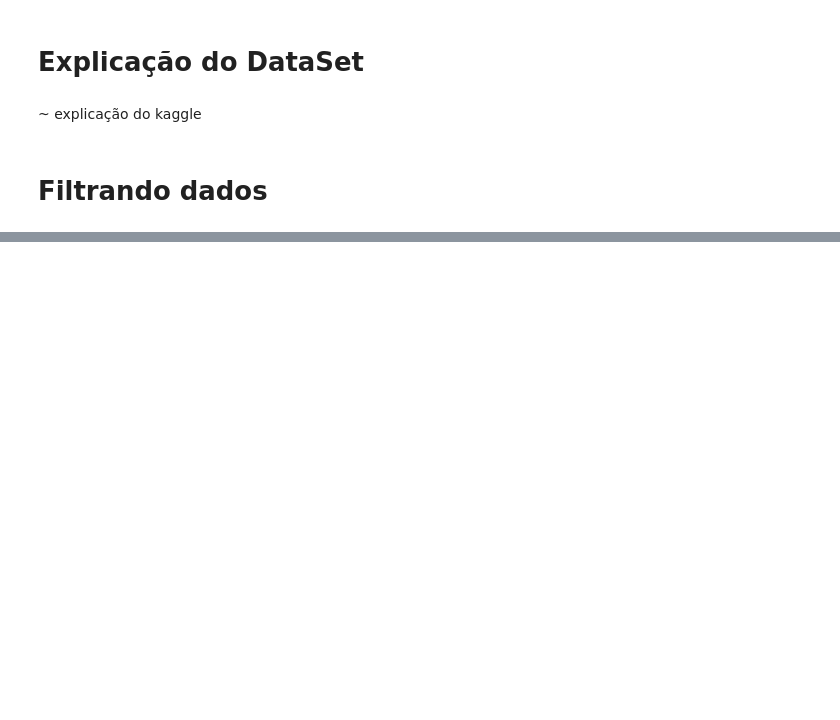
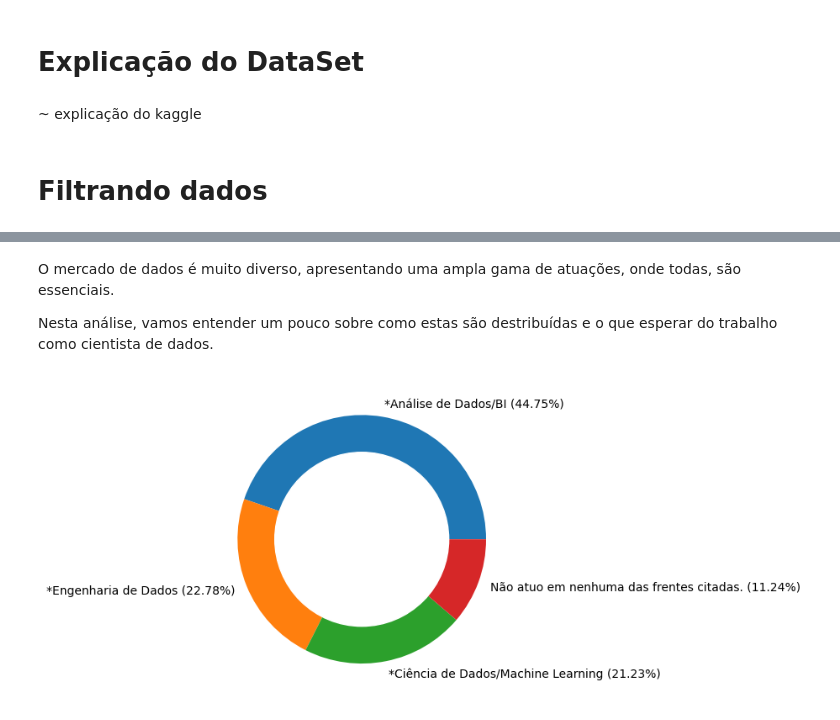
Before and after one commit to dallaqua/Trabalho_Santander_Coders_TPI, a Jupyter notebook: analise_mercado_dados_2022.ipynb, the cells around one changed output, grey strips where cells are left out. Saved outputs shown, nothing was run; the diff lists cells and outputs as text; code cells hidden in the pictures; blank space fills up the shorter version.

```diff
--- a/analise_mercado_dados_2022.ipynb
+++ b/analise_mercado_dados_2022.ipynb
@@ -5,5 +7,10 @@ import pandas as pd
 import matplotlib.pyplot as plt
 # %%
 pd.set_option('display.max_columns', None)
+
+def extract_text_between_quotes(string):
+    pattern = r"'(.*?)'"
+    matches = re.findall(pattern, string)
+    return matches
 # %%
-dados = pd.read_csv('https://raw.githubusercontent.com/dallaqua/Trabalho_Santander_Coders_TPI/main/State_of_data_2022.csv?token=GHSAT0AAAAAACF5XZ2SM7GINSJE4GNCQZSSZG3U72A', sep = ',')
+dados = pd.read_csv('State_of_data_2022.csv')
@@ -181,0 +77,5 @@ Text(0.5, 1.0, 'Forma de trabalho')
+# %%
+for i in parte_4.columns:
+    parte_4.rename(columns={i:extract_text_between_quotes(i)[0]},inplace=True)
+
+parte_4.columns
@@ -181,0 +123,28 @@ Text(0.5, 1.0, 'Forma de trabalho')
+# %% [markdown]
+O mercado de dados é muito diverso, apresentando uma ampla gama de atuações, onde todas, são essenciais.
+
+Nesta análise, vamos entender um pouco sobre como estas são destribuídas e o que esperar do trabalho como cientista de dados.
+# %%
+#Mesmo que esse não seja seu cargo formal, você considera que sua atuação no dia a dia, reflete alguma das opções listadas abaixo?'
+df_P4_a = parte_4.filter(like='P4_a ',axis=1).copy()
+df_P4_a['contador'] = 1
+df_P4_a['P4_a '] = df_P4_a['P4_a '].str.split(':',expand=True)[0]
+
+df_P4_a = df_P4_a.groupby('P4_a ',as_index=False).agg({'contador':'sum'}).sort_values(by='contador',ascending=False)
+
+df_P4_a['percentual'] = (df_P4_a['contador'] / df_P4_a['contador'].sum()) * 100
+
+#Paliativo para os labels
+
+df_P4_a['label'] = df_P4_a['P4_a '] + ' (' +  df_P4_a['percentual'].round(2).astype('str') + '%' + ')'
+
+
+#Donut Chart
+plt_centro = plt.Circle((0,0), 0.7,color='white')
+plt.pie(df_P4_a['percentual'],labels=df_P4_a['label'])
+p = plt.gcf()
+p.gca().add_artist(plt_centro)
+
+plt.show()
+# %% [output]
+[figure, added]
```
Also changed, not shown: parts of 31 cells of this notebook.
